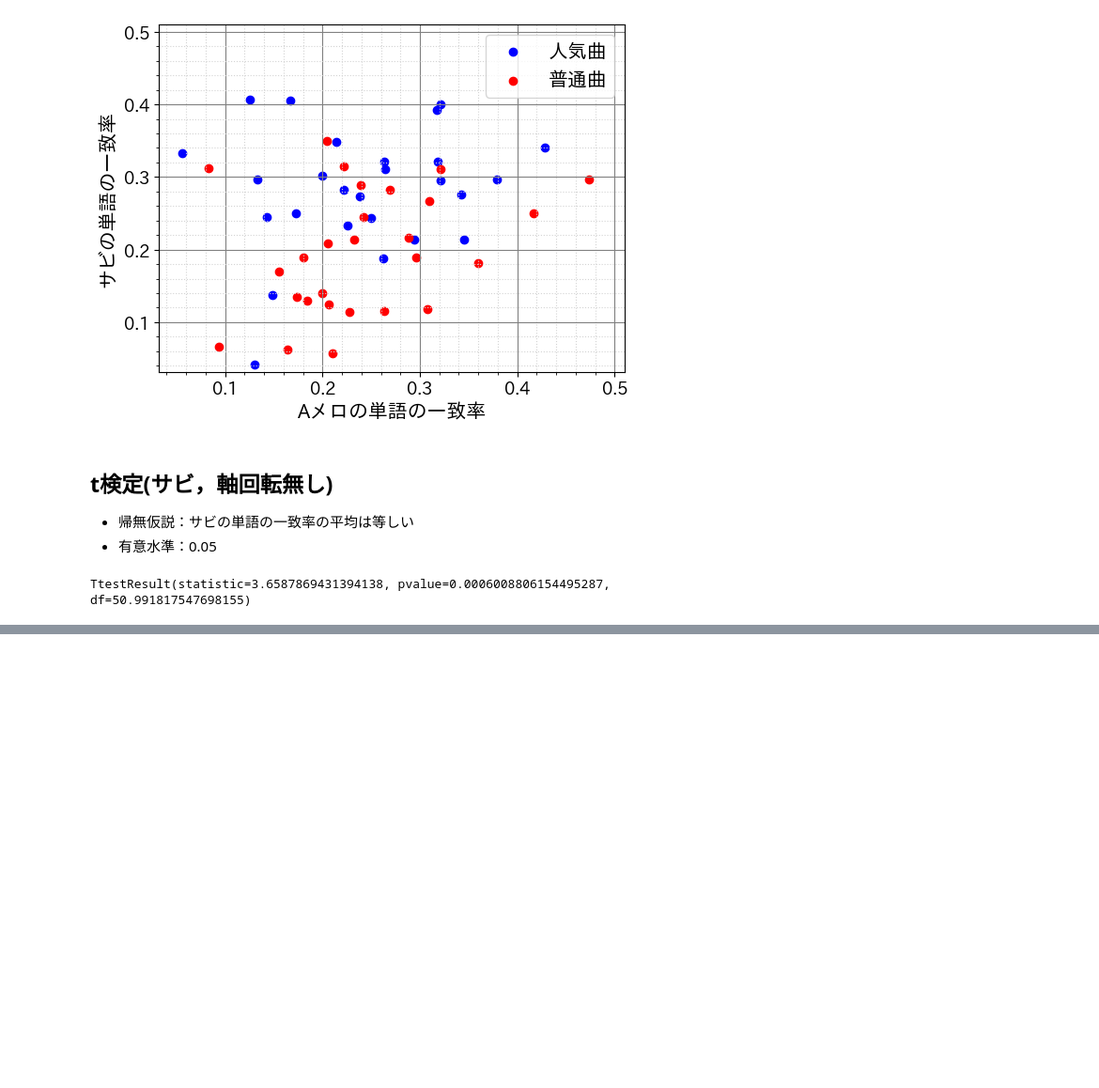
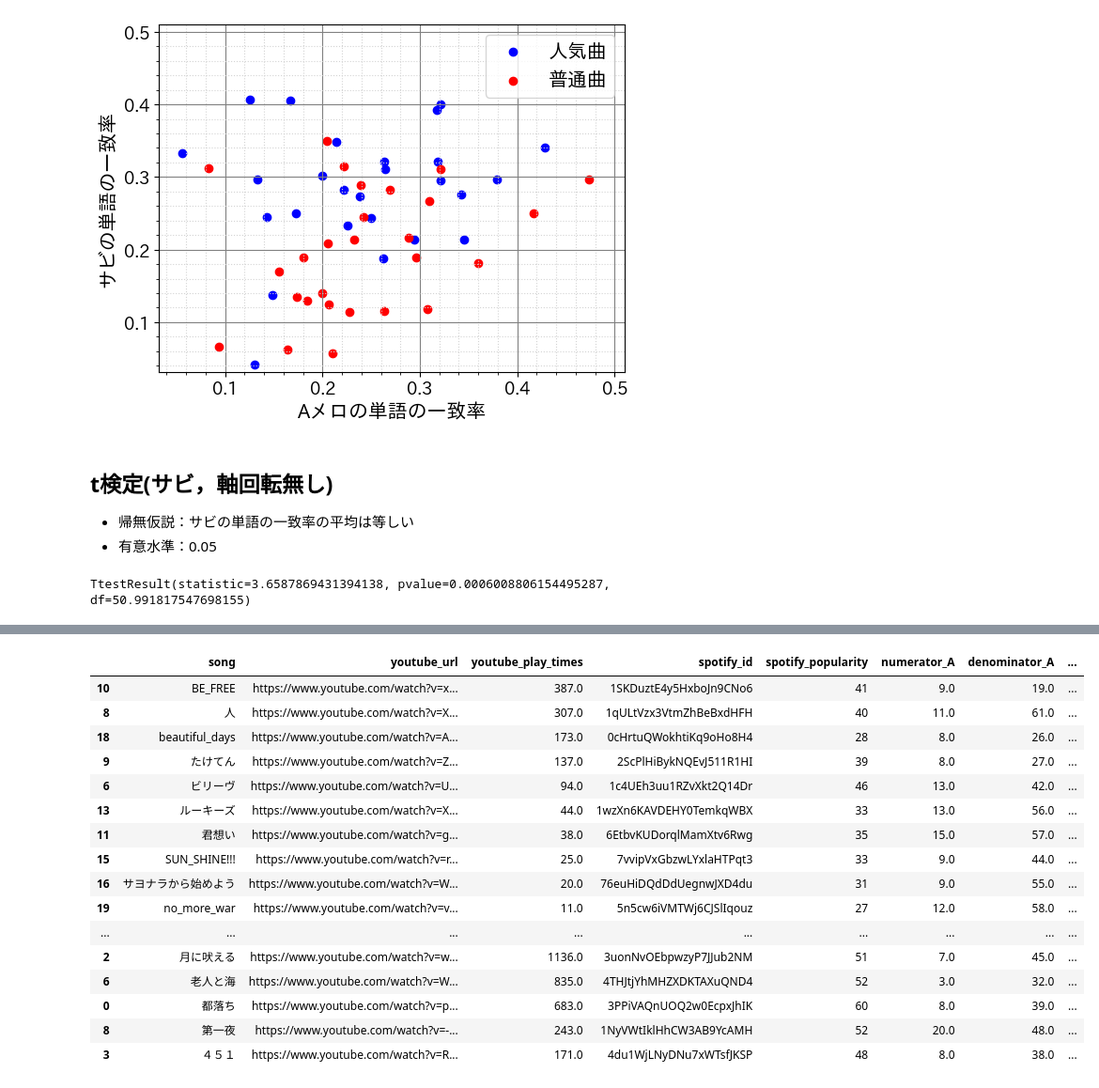
Before and after one commit to tsubasasugawara/lyrics_melody_analyzer, a Jupyter notebook: notebooks/ALL.ipynb, the cells around one changed output, grey strips where cells are left out. Shown at 94% size. Drawn from its saved outputs; the diff is of its cells as text; code cells hidden in the pictures; blank space fills up the shorter version.

```diff
--- a/notebooks/ALL.ipynb
+++ b/notebooks/ALL.ipynb
@@ -235,0 +286,20 @@ TtestResult(statistic=3.6587869431394138, pvalue=0.0006008806154495287, df=50.99
+# %%
+df_list[1]
+# %% [output]
+|  | song | youtube_url | youtube_play_times | spotify_id | spotify_popularity | numerator_A | denominator_A | ... |
+| 10 | BE_FREE | https://www.youtube.com/watch?v=x... | 387.0 | 1SKDuztE4y5HxboJn9CNo6 | 41 | 9.0 | 19.0 | ... |
+| 8 | 人 | https://www.youtube.com/watch?v=X... | 307.0 | 1qULtVzx3VtmZhBeBxdHFH | 40 | 11.0 | 61.0 | ... |
+| 18 | beautiful_days | https://www.youtube.com/watch?v=A... | 173.0 | 0cHrtuQWokhtiKq9oHo8H4 | 28 | 8.0 | 26.0 | ... |
+| 9 | たけてん | https://www.youtube.com/watch?v=Z... | 137.0 | 2ScPlHiBykNQEvJ511R1HI | 39 | 8.0 | 27.0 | ... |
+| 6 | ビリーヴ | https://www.youtube.com/watch?v=U... | 94.0 | 1c4UEh3uu1RZvXkt2Q14Dr | 46 | 13.0 | 42.0 | ... |
+| 13 | ルーキーズ | https://www.youtube.com/watch?v=X... | 44.0 | 1wzXn6KAVDEHY0TemkqWBX | 33 | 13.0 | 56.0 | ... |
+| 11 | 君想い | https://www.youtube.com/watch?v=g... | 38.0 | 6EtbvKUDorqlMamXtv6Rwg | 35 | 15.0 | 57.0 | ... |
+| 15 | SUN_SHINE!!! | https://www.youtube.com/watch?v=r... | 25.0 | 7vvipVxGbzwLYxlaHTPqt3 | 33 | 9.0 | 44.0 | ... |
+| 16 | サヨナラから始めよう | https://www.youtube.com/watch?v=W... | 20.0 | 76euHiDQdDdUegnwJXD4du | 31 | 9.0 | 55.0 | ... |
+| 19 | no_more_war | https://www.youtube.com/watch?v=v... | 11.0 | 5n5cw6iVMTWj6CJSlIqouz | 27 | 12.0 | 58.0 | ... |
+| ... | ... | ... | ... | ... | ... | ... | ... | ... |
+| 2 | 月に吠える | https://www.youtube.com/watch?v=w... | 1136.0 | 3uonNvOEbpwzyP7JJub2NM | 51 | 7.0 | 45.0 | ... |
+| 6 | 老人と海 | https://www.youtube.com/watch?v=W... | 835.0 | 4THJtjYhMHZXDKTAXuQND4 | 52 | 3.0 | 32.0 | ... |
+| 0 | 都落ち | https://www.youtube.com/watch?v=p... | 683.0 | 3PPiVAQnUOQ2w0EcpxJhIK | 60 | 8.0 | 39.0 | ... |
+| 8 | 第一夜 | https://www.youtube.com/watch?v=-... | 243.0 | 1NyVWtIklHhCW3AB9YcAMH | 52 | 20.0 | 48.0 | ... |
+| 3 | ４５１ | https://www.youtube.com/watch?v=R... | 171.0 | 4du1WjLNyDNu7xWTsfJKSP | 48 | 8.0 | 38.0 | ... |
```
Also changed, not shown: parts of 5 cells of this notebook, 3 other files.
